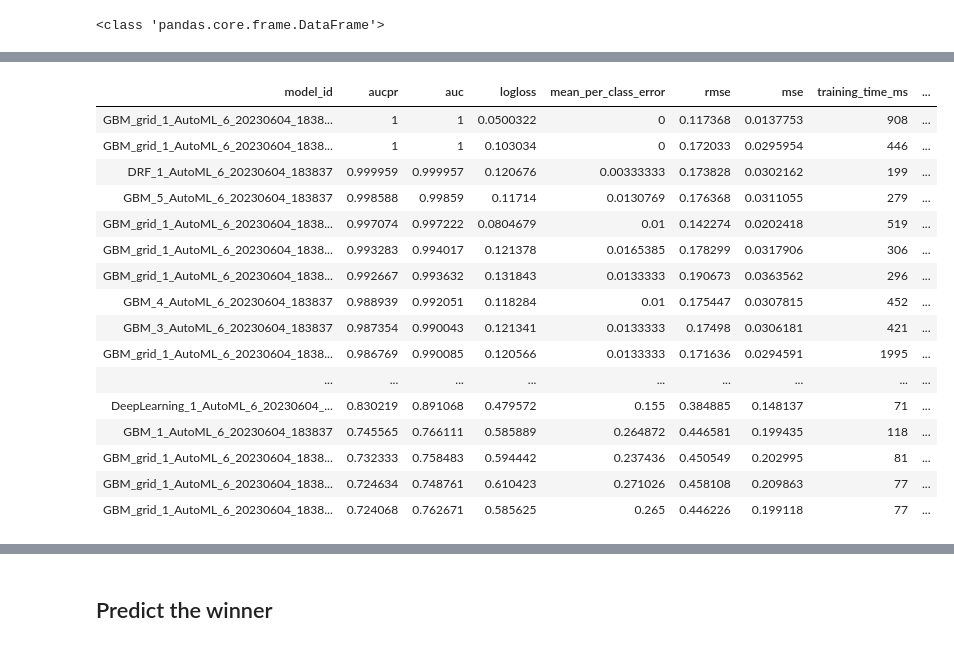
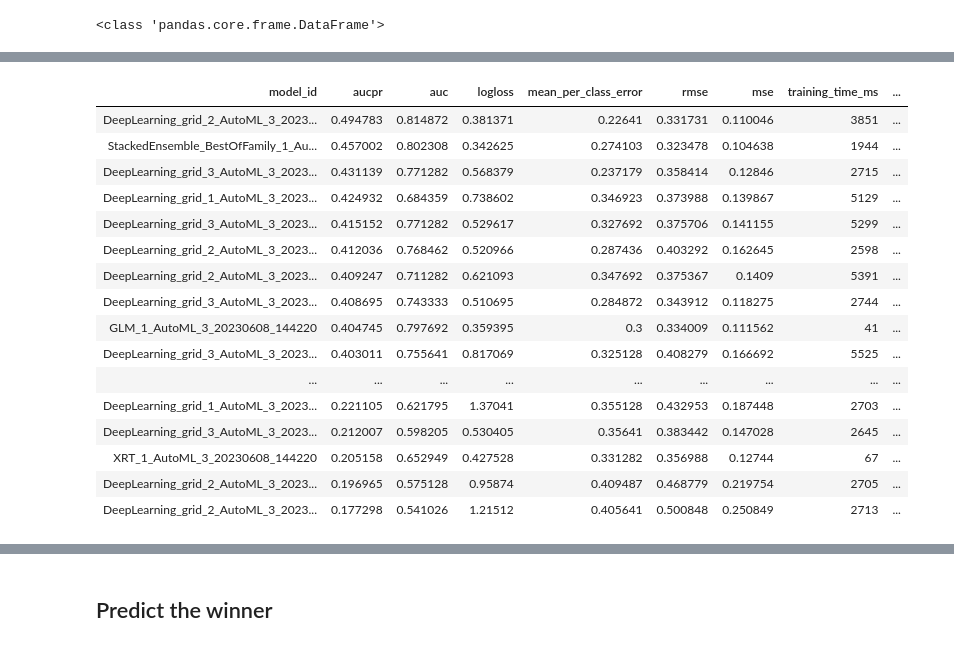
Before and after one commit to Aleksandra-dot/oscar_predictions, a Jupyter notebook: additional_data/ml.ipynb, the cells around one changed output, grey strips where cells are left out. Cells and saved outputs as stored; diff of their text form; code cells hidden in the pictures.

Commit message:
rebuilt the model for extended data

```diff
--- a/additional_data/ml.ipynb
+++ b/additional_data/ml.ipynb
@@ -25,6 +10,6 @@ Index(['year', 'film', 'wiki', 'rating', 'numVotes', 'worldwide_box_office',
 # Machine Learning - Using h2o Auto ML
 # %%
 full_table = pd.read_csv('../data/processed_results/everything.csv')
-full_table=full_table.drop('Unnamed: 0', axis=1)
-full_table.columns
+full_table=full_table.drop(['Unnamed: 0'], axis=1)
+full_table
 # %% [output]
@@ -130,30 +91,18 @@ from h2o.automl import H2OAutoML, get_leaderboard
 # Import a sample binary outcome train/test set into H2O
 train1 = h2o.H2OFrame(train)
 
-# Assume you have a H2OFrame called `data` with a target column 'target'
-data_majority = train1[train1['Oscar_win'] == 0]
-data_minority = train1[train1['Oscar_win'] == 1]
-# Get the count of majority and minority class instances
-majority_count = data_majority.shape[0]
-minority_count = data_minority.shape[0]
-
-# Oversample the minority class by repeating instances
-data_minority_oversampled = data_minority.rbind([data_minority] * (majority_count // minority_count))
-
-# Combine the majority and oversampled minority class instances
-data_balanced = data_majority.rbind(data_minority_oversampled)
 # Identify predictors and response
-predictors = ['rating', 'numVotes',
-       'worldwide_box_office', 'action', 'adventure',
-       'animation', 'biography', 'comedy', 'crime', 'documentary', 'drama',
-       'family', 'fantasy', 'film-noir', 'history', 'horror', 'music',
-       'musical', 'mystery', 'romance', 'sci-fi', 'sport', 'thriller', 'war',
-       'western', 'nominations', 'nom_gg_drama',
-       'winner_gg_drama', 'nom_gg_comedy', 'winner_gg_comedy', 'nom_pga',
-       'winner_pga', 'nom_bafta', 'winner_bafta', 'nom_dga', 'winner_dga',
-       'nom_sag', 'winner_sag','Acting',
-       'Production Design', 'Directing', 'VFX', 'Writing', 'Cinematography',
-       'Sound', 'Film Editing', 'Music']
+predictors = [ 'rating', 'numVotes', 'worldwide_box_office',
+       'action', 'adventure', 'animation', 'biography', 'comedy', 'crime',
+       'documentary', 'drama', 'family', 'fantasy', 'film-noir', 'game-show',
+       'history', 'horror', 'music', 'musical', 'mystery', 'news',
+       'reality-tv', 'romance', 'sci-fi', 'short', 'sport', 'talk-show',
+       'thriller', 'war', 'western', 'nominations',
+       'nom_gg_drama', 'winner_gg_drama', 'nom_gg_comedy', 'winner_gg_comedy',
+       'nom_pga', 'winner_pga', 'nom_bafta', 'winner_bafta', 'nom_dga',
+       'winner_dga', 'nom_sag', 'winner_sag', 'Acting', 'Production Design',
+       'Directing', 'VFX', 'Writing', 'Cinematography', 'Sound',
+       'Film Editing', 'Music']
 
 x = predictors
 y = 'Oscar_win'
@@ -161,17 +110,13 @@ y = 'Oscar_win'
 # For binary classification, response should be a factor
 train1[y] = train1[y].asfactor()
 
-data_balanced[y] = data_balanced[y].asfactor()
+# Run AutoML for 100 base models (limited to 1 hour max runtime by default)
+aml = H2OAutoML(max_models=100, seed=1
+                , keep_cross_validation_predictions= True,
+                balance_classes=True,
+               sort_metric="aucpr")
 
-
-
-# Run AutoML for 100 base models (limited to 1 hour max runtime by default)
-aml = H2OAutoML(max_models=50, seed=1
-                , keep_cross_validation_predictions= True
-               , include_algos=['DRF', 'GLM', 'GBM', 'DeepLearning'],
-               sort_metric='aucpr')
-
-aml.train(x=x, y=y, training_frame=data_balanced)
+aml.train(x=x, y=y, training_frame=train1)
 
 # AutoML Leaderboard
 lb = aml.leaderboard
@@ -202,17 +150,17 @@ AutoML progress: |
 | model_id | aucpr | auc | logloss | mean_per_class_error | rmse | mse | training_time_ms | ... |
-| GBM_grid_1_AutoML_6_20230604_1838... | 1 | 1 | 0.0500322 | 0 | 0.117368 | 0.0137753 | 908 | ... |
-| GBM_grid_1_AutoML_6_20230604_1838... | 1 | 1 | 0.103034 | 0 | 0.172033 | 0.0295954 | 446 | ... |
-| DRF_1_AutoML_6_20230604_183837 | 0.999959 | 0.999957 | 0.120676 | 0.00333333 | 0.173828 | 0.0302162 | 199 | ... |
-| GBM_5_AutoML_6_20230604_183837 | 0.998588 | 0.99859 | 0.11714 | 0.0130769 | 0.176368 | 0.0311055 | 279 | ... |
-| GBM_grid_1_AutoML_6_20230604_1838... | 0.997074 | 0.997222 | 0.0804679 | 0.01 | 0.142274 | 0.0202418 | 519 | ... |
-| GBM_grid_1_AutoML_6_20230604_1838... | 0.993283 | 0.994017 | 0.121378 | 0.0165385 | 0.178299 | 0.0317906 | 306 | ... |
-| GBM_grid_1_AutoML_6_20230604_1838... | 0.992667 | 0.993632 | 0.131843 | 0.0133333 | 0.190673 | 0.0363562 | 296 | ... |
-| GBM_4_AutoML_6_20230604_183837 | 0.988939 | 0.992051 | 0.118284 | 0.01 | 0.175447 | 0.0307815 | 452 | ... |
-| GBM_3_AutoML_6_20230604_183837 | 0.987354 | 0.990043 | 0.121341 | 0.0133333 | 0.17498 | 0.0306181 | 421 | ... |
-| GBM_grid_1_AutoML_6_20230604_1838... | 0.986769 | 0.990085 | 0.120566 | 0.0133333 | 0.171636 | 0.0294591 | 1995 | ... |
+| DeepLearning_grid_2_AutoML_3_2023... | 0.494783 | 0.814872 | 0.381371 | 0.22641 | 0.331731 | 0.110046 | 3851 | ... |
+| StackedEnsemble_BestOfFamily_1_Au... | 0.457002 | 0.802308 | 0.342625 | 0.274103 | 0.323478 | 0.104638 | 1944 | ... |
+| DeepLearning_grid_3_AutoML_3_2023... | 0.431139 | 0.771282 | 0.568379 | 0.237179 | 0.358414 | 0.12846 | 2715 | ... |
+| DeepLearning_grid_1_AutoML_3_2023... | 0.424932 | 0.684359 | 0.738602 | 0.346923 | 0.373988 | 0.139867 | 5129 | ... |
+| DeepLearning_grid_3_AutoML_3_2023... | 0.415152 | 0.771282 | 0.529617 | 0.327692 | 0.375706 | 0.141155 | 5299 | ... |
+| DeepLearning_grid_2_AutoML_3_2023... | 0.412036 | 0.768462 | 0.520966 | 0.287436 | 0.403292 | 0.162645 | 2598 | ... |
+| DeepLearning_grid_2_AutoML_3_2023... | 0.409247 | 0.711282 | 0.621093 | 0.347692 | 0.375367 | 0.1409 | 5391 | ... |
+| DeepLearning_grid_3_AutoML_3_2023... | 0.408695 | 0.743333 | 0.510695 | 0.284872 | 0.343912 | 0.118275 | 2744 | ... |
+| GLM_1_AutoML_3_20230608_144220 | 0.404745 | 0.797692 | 0.359395 | 0.3 | 0.334009 | 0.111562 | 41 | ... |
+| DeepLearning_grid_3_AutoML_3_2023... | 0.403011 | 0.755641 | 0.817069 | 0.325128 | 0.408279 | 0.166692 | 5525 | ... |
 | ... | ... | ... | ... | ... | ... | ... | ... | ... |
-| DeepLearning_1_AutoML_6_20230604_... | 0.830219 | 0.891068 | 0.479572 | 0.155 | 0.384885 | 0.148137 | 71 | ... |
-| GBM_1_AutoML_6_20230604_183837 | 0.745565 | 0.766111 | 0.585889 | 0.264872 | 0.446581 | 0.199435 | 118 | ... |
-| GBM_grid_1_AutoML_6_20230604_1838... | 0.732333 | 0.758483 | 0.594442 | 0.237436 | 0.450549 | 0.202995 | 81 | ... |
-| GBM_grid_1_AutoML_6_20230604_1838... | 0.724634 | 0.748761 | 0.610423 | 0.271026 | 0.458108 | 0.209863 | 77 | ... |
-| GBM_grid_1_AutoML_6_20230604_1838... | 0.724068 | 0.762671 | 0.585625 | 0.265 | 0.446226 | 0.199118 | 77 | ... |
+| DeepLearning_grid_1_AutoML_3_2023... | 0.221105 | 0.621795 | 1.37041 | 0.355128 | 0.432953 | 0.187448 | 2703 | ... |
+| DeepLearning_grid_3_AutoML_3_2023... | 0.212007 | 0.598205 | 0.530405 | 0.35641 | 0.383442 | 0.147028 | 2645 | ... |
+| XRT_1_AutoML_3_20230608_144220 | 0.205158 | 0.652949 | 0.427528 | 0.331282 | 0.356988 | 0.12744 | 67 | ... |
+| DeepLearning_grid_2_AutoML_3_2023... | 0.196965 | 0.575128 | 0.95874 | 0.409487 | 0.468779 | 0.219754 | 2705 | ... |
+| DeepLearning_grid_2_AutoML_3_2023... | 0.177298 | 0.541026 | 1.21512 | 0.405641 | 0.500848 | 0.250849 | 2713 | ... |
```
Also changed, not shown: parts of 24 cells of this notebook.
